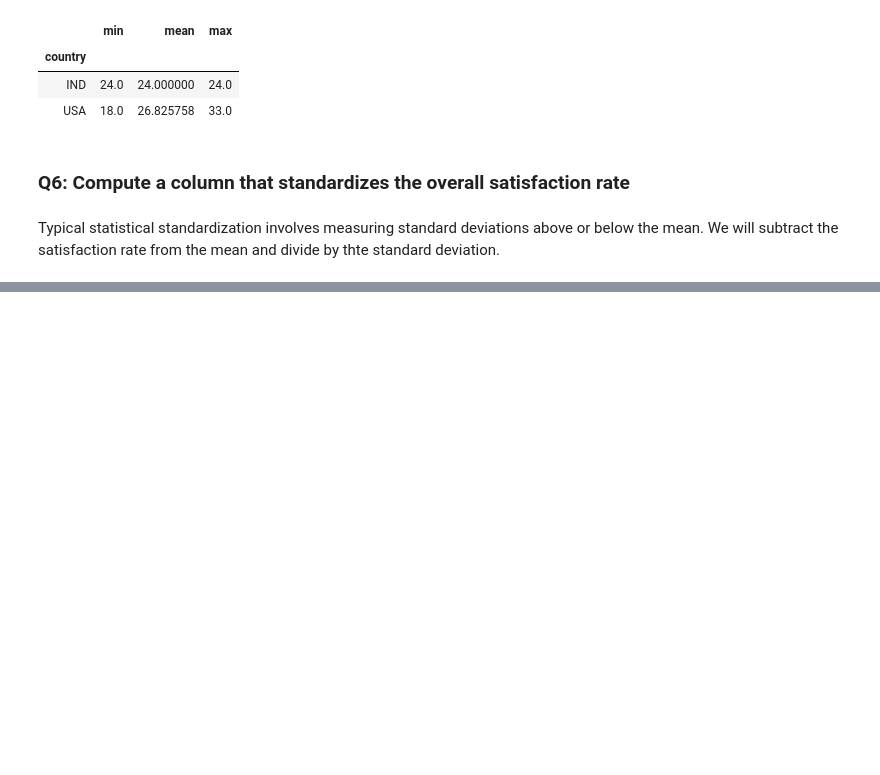
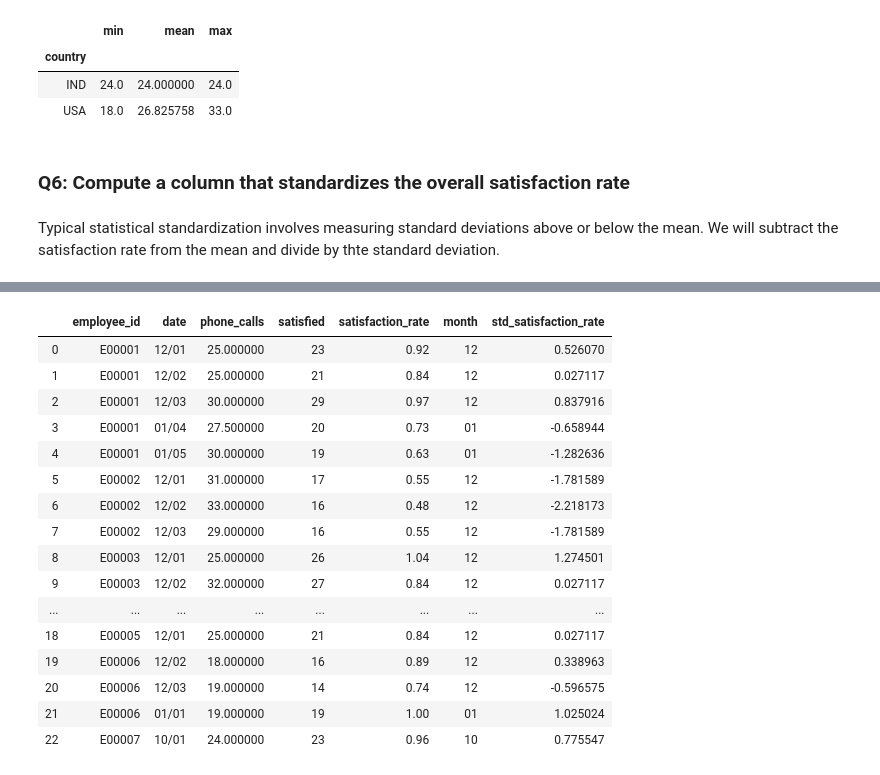
Before and after one commit to jfleury12/people-analytics-sample, a Jupyter notebook: notebooks/sample-fleury.ipynb, the cells around one changed output, grey strips where cells are left out. Cells and saved outputs as stored; diff of their text form; code cells hidden in the pictures; blank space fills up the shorter version.

```diff
--- a/notebooks/sample-fleury.ipynb
+++ b/notebooks/sample-fleury.ipynb
@@ -342,0 +307,21 @@ Timestamp('2020-12-01 00:00:00')
+# %%
+emp_df['std_satisfaction_rate'] = emp_df.satisfaction_rate.apply(lambda x: standardize(x))
+emp_df
+# %% [output]
+|  | employee_id | date | phone_calls | satisfied | satisfaction_rate | month | std_satisfaction_rate |
+| 0 | E00001 | 12/01 | 25.000000 | 23 | 0.92 | 12 | 0.526070 |
+| 1 | E00001 | 12/02 | 25.000000 | 21 | 0.84 | 12 | 0.027117 |
+| 2 | E00001 | 12/03 | 30.000000 | 29 | 0.97 | 12 | 0.837916 |
+| 3 | E00001 | 01/04 | 27.500000 | 20 | 0.73 | 01 | -0.658944 |
+| 4 | E00001 | 01/05 | 30.000000 | 19 | 0.63 | 01 | -1.282636 |
+| 5 | E00002 | 12/01 | 31.000000 | 17 | 0.55 | 12 | -1.781589 |
+| 6 | E00002 | 12/02 | 33.000000 | 16 | 0.48 | 12 | -2.218173 |
+| 7 | E00002 | 12/03 | 29.000000 | 16 | 0.55 | 12 | -1.781589 |
+| 8 | E00003 | 12/01 | 25.000000 | 26 | 1.04 | 12 | 1.274501 |
+| 9 | E00003 | 12/02 | 32.000000 | 27 | 0.84 | 12 | 0.027117 |
+| ... | ... | ... | ... | ... | ... | ... | ... |
+| 18 | E00005 | 12/01 | 25.000000 | 21 | 0.84 | 12 | 0.027117 |
+| 19 | E00006 | 12/02 | 18.000000 | 16 | 0.89 | 12 | 0.338963 |
+| 20 | E00006 | 12/03 | 19.000000 | 14 | 0.74 | 12 | -0.596575 |
+| 21 | E00006 | 01/01 | 19.000000 | 19 | 1.00 | 01 | 1.025024 |
+| 22 | E00007 | 10/01 | 24.000000 | 23 | 0.96 | 10 | 0.775547 |
```
Also changed, not shown: parts of 9 cells of this notebook.
